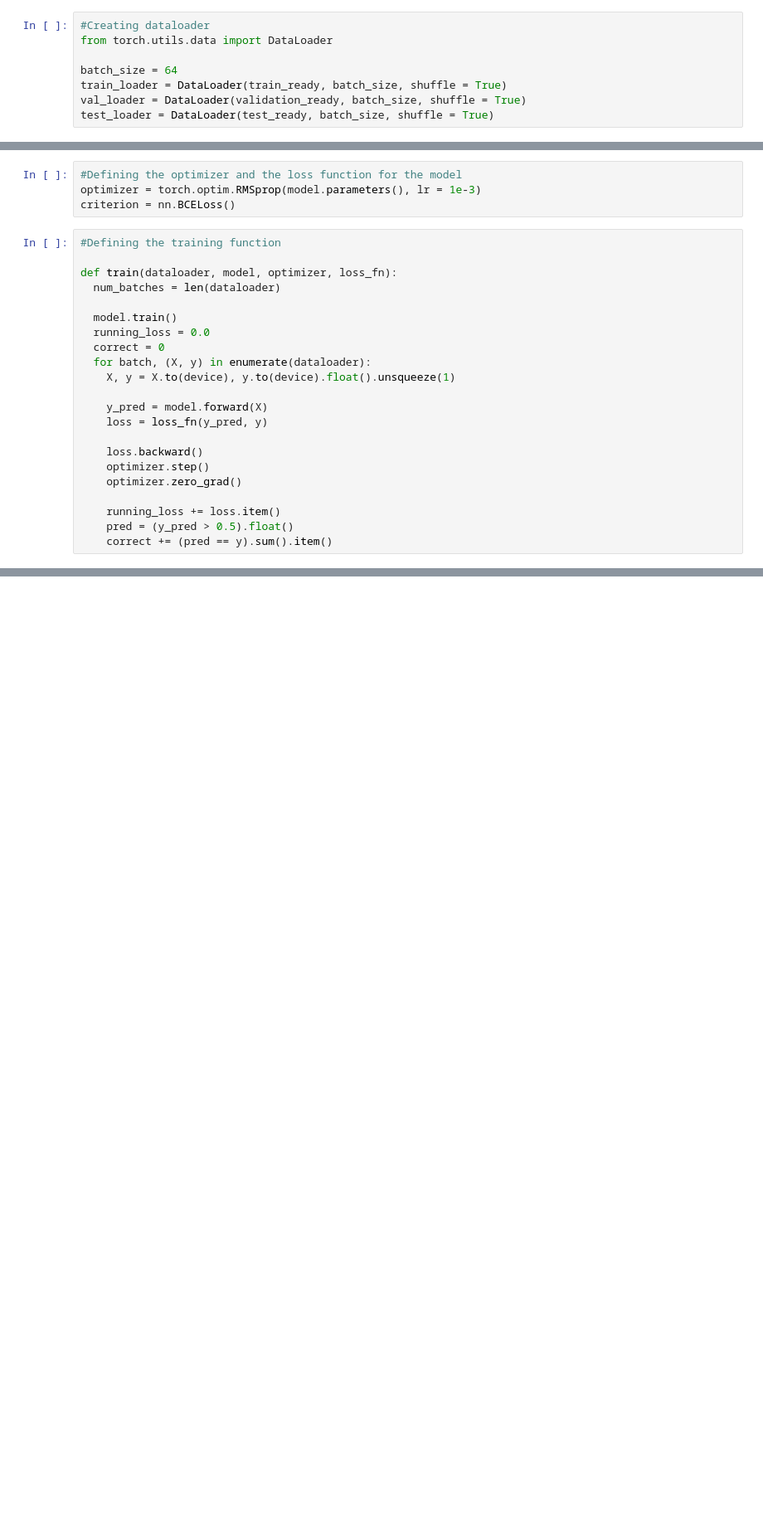
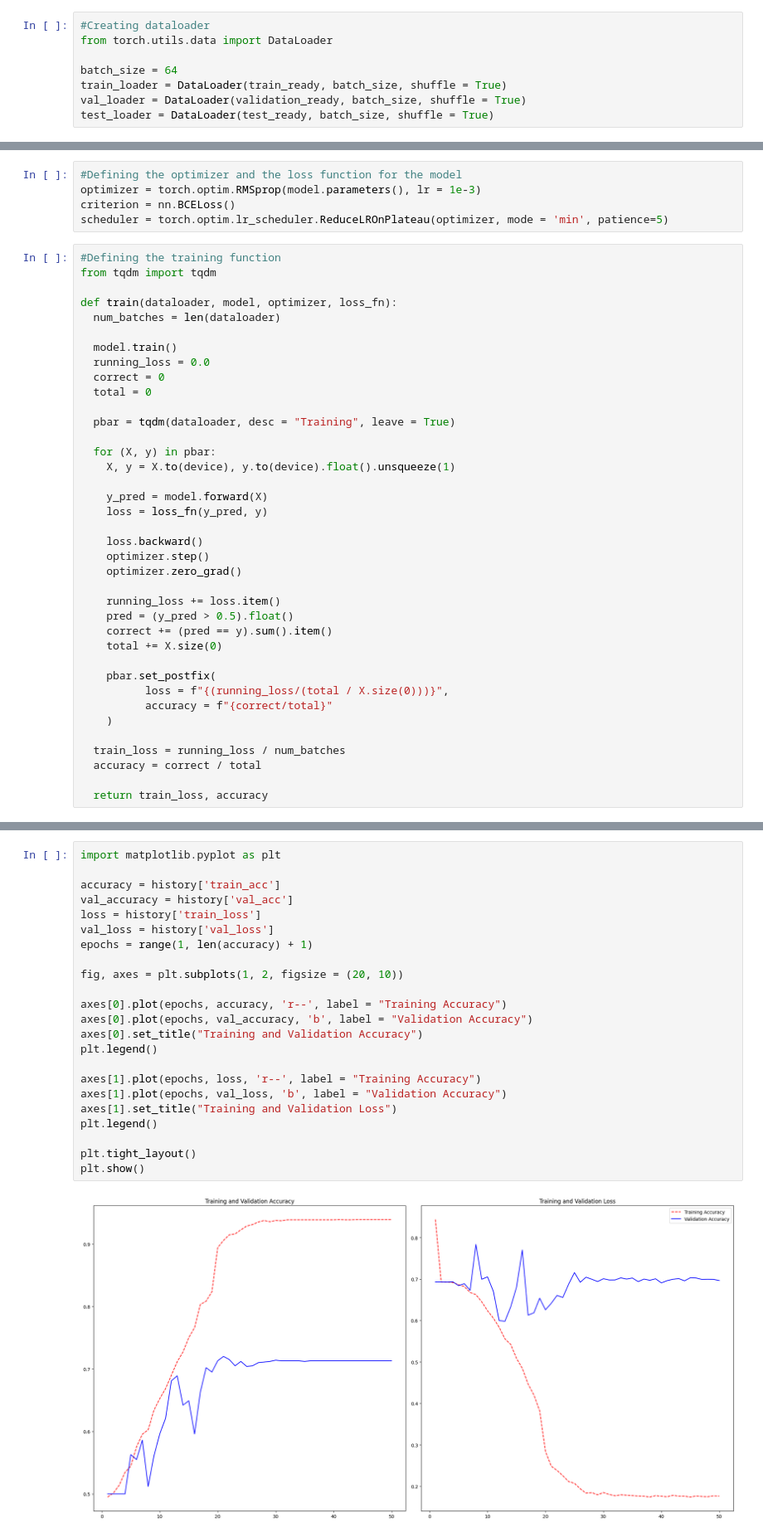
Before and after one commit to Rijan-Joshi/Fun-Learning, a Jupyter notebook: ConvNet.ipynb, the cells around one changed output, grey strips where cells are left out. Shown at 83% size. Cells and saved outputs as stored; diff of their text form; blank space fills up the shorter version.

Commit message:
Training and Visualization

```diff
--- a/ConvNet.ipynb
+++ b/ConvNet.ipynb
@@ -174,8 +194,10 @@ summary(model, (3, 32, 32))
 #Defining the optimizer and the loss function for the model
 optimizer = torch.optim.RMSprop(model.parameters(), lr = 1e-3)
 criterion = nn.BCELoss()
+scheduler = torch.optim.lr_scheduler.ReduceLROnPlateau(optimizer, mode = 'min', patience=5)
 # %%
 #Defining the training function
+from tqdm import tqdm
 
 def train(dataloader, model, optimizer, loss_fn):
   num_batches = len(dataloader)
@@ -183,7 +205,11 @@ def train(dataloader, model, optimizer, loss_fn):
   model.train()
   running_loss = 0.0
   correct = 0
-  for batch, (X, y) in enumerate(dataloader):
+  total = 0
+
+  pbar = tqdm(dataloader, desc = "Training", leave = True)
+
+  for (X, y) in pbar:
     X, y = X.to(device), y.to(device).float().unsqueeze(1)
 
     y_pred = model.forward(X)
@@ -196,4 +222,15 @@ def train(dataloader, model, optimizer, loss_fn):
     running_loss += loss.item()
     pred = (y_pred > 0.5).float()
     correct += (pred == y).sum().item()
+    total += X.size(0)
+
+    pbar.set_postfix(
+          loss = f"{(running_loss/(total / X.size(0)))}",
+          accuracy = f"{correct/total}"
+    )
+
+  train_loss = running_loss / num_batches
+  accuracy = correct / total
+
+  return train_loss, accuracy
 # %%
@@ -217,0 +327,25 @@ def test(dataloader, model, loss_fn):
+# %%
+import matplotlib.pyplot as plt
+
+accuracy = history['train_acc']
+val_accuracy = history['val_acc']
+loss = history['train_loss']
+val_loss = history['val_loss']
+epochs = range(1, len(accuracy) + 1)
+
+fig, axes = plt.subplots(1, 2, figsize = (20, 10))
+
+axes[0].plot(epochs, accuracy, 'r--', label = "Training Accuracy")
+axes[0].plot(epochs, val_accuracy, 'b', label = "Validation Accuracy")
+axes[0].set_title("Training and Validation Accuracy")
+plt.legend()
+
+axes[1].plot(epochs, loss, 'r--', label = "Training Accuracy")
+axes[1].plot(epochs, val_loss, 'b', label = "Validation Accuracy")
+axes[1].set_title("Training and Validation Loss")
+plt.legend()
+
+plt.tight_layout()
+plt.show()
+# %% [output]
+[figure, added]
```
Also changed, not shown: parts of 6 cells of this notebook.
